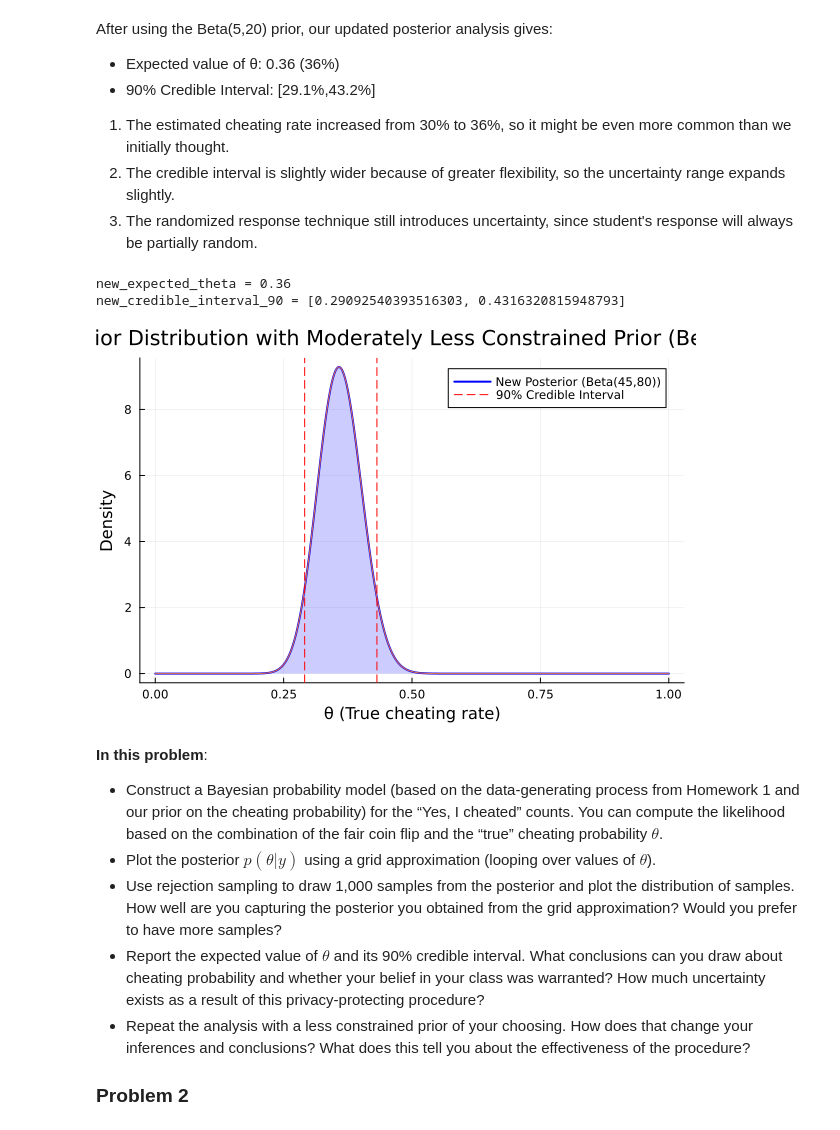
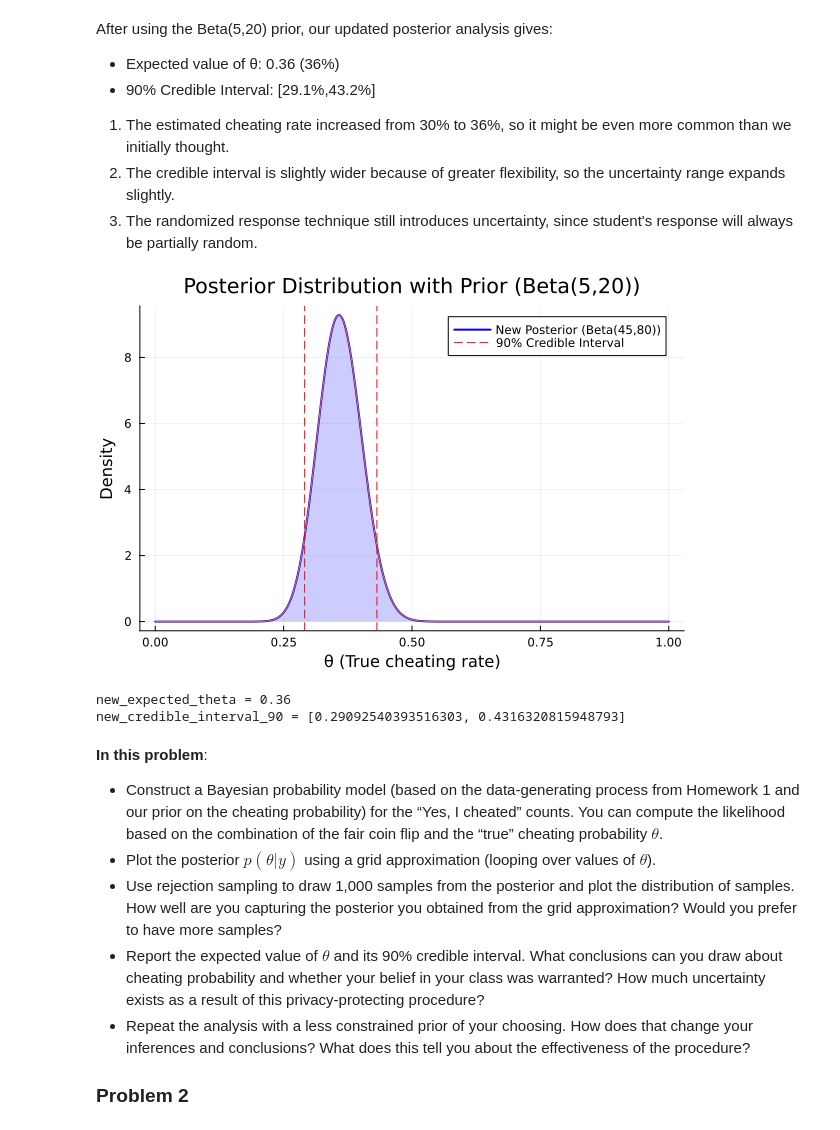
Before and after one commit to BEE4850-SP25/hw03-BorJiuntseng, a Jupyter notebook: hw03.ipynb, the cells around one changed output. Cells and saved outputs as stored; diff of their text form; code cells hidden in the pictures.

```diff
--- a/hw03.ipynb
+++ b/hw03.ipynb
@@ -200,29 +199,29 @@ After using the Beta(5,20) prior, our updated posterior analysis gives:
 # %%
 #less constrained prior
 alpha_prior2 = 5
 beta_prior2 = 20
 num_yes = 40
 num_total = 100
 alpha_post2 = alpha_prior2 + num_yes
 beta_post2 = beta_prior2 + (num_total - num_yes)
 posterior2 = Beta(alpha_post2, beta_post2)
 new_expected_theta = mean(posterior2);
 new_credible_interval_90 = quantile(posterior2, [0.05, 0.95]);
 @show new_expected_theta
 @show new_credible_interval_90
 # Plot posterior distribution
 theta_vals = range(0, 1, length=1000)
 new_posterior_pdf = pdf.(posterior2, theta_vals)
 
-p3 = plot(theta_vals, new_posterior_pdf, label="New Posterior (Beta(45,80))", linewidth=2, color=:blue, xlabel="θ (True cheating rate)", ylabel="Density", title="Posterior Distribution with Moderately Less Constrained Prior (Beta(5,20))", legend=:topright)
+p3 = plot(theta_vals, new_posterior_pdf, label="New Posterior (Beta(45,80))", linewidth=2, color=:blue, xlabel="θ (True cheating rate)", ylabel="Density", title="Posterior Distribution with Prior (Beta(5,20))", legend=:topright)
 fill_between = plot!(theta_vals, new_posterior_pdf, fill=(0, :blue, 0.2), label="")
 vline!(new_credible_interval_90, linestyle=:dash, color=:red, label="90% Credible Interval")
 
 display(p3)
 # %% [output]
+[figure, new version]
 new_expected_theta = 0.36
 new_credible_interval_90 = [0.29092540393516303, 0.4316320815948793]
-[figure, old version]
 # %% [markdown]
 **In this problem**:
 
```
Also changed, not shown: parts of 12 cells of this notebook, 2 other files.
